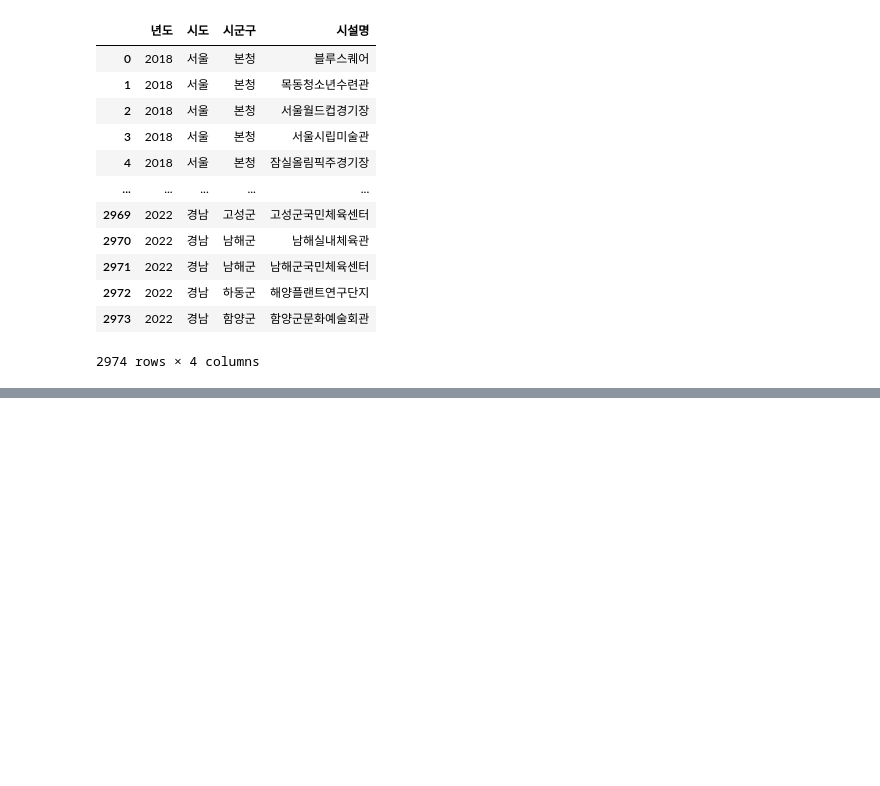
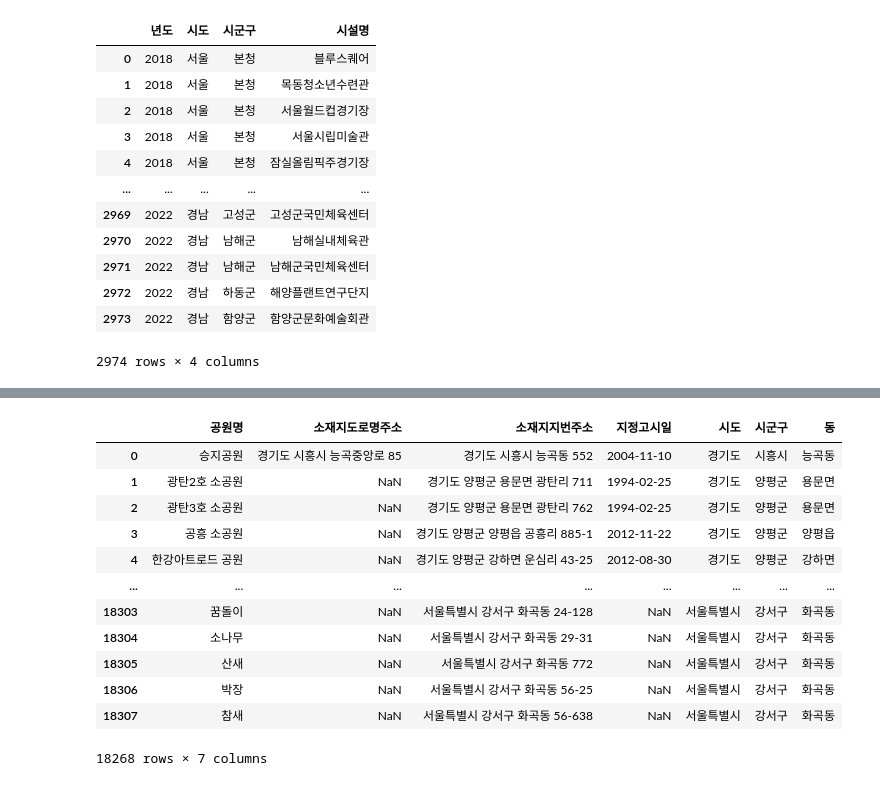
Before and after one commit to bonasoobin/depression-analysis, a Jupyter notebook: 0_Data/park.ipynb, the cells around one changed output, grey strips where cells are left out. Drawn from its saved outputs; the diff is of its cells as text; code cells hidden in the pictures; blank space fills up the shorter version.

```diff
--- a/0_Data/park.ipynb
+++ b/0_Data/park.ipynb
@@ -210,0 +215,4 @@ data
+# %%
+import pandas as pd
+data = pd.read_csv(r'C:\Users\soobin\coding_excuse\전국도시공원정보표준데이터.csv')
+data.info()
@@ -210,0 +269,16 @@ data
+# %%
+data2
+# %% [output]
+|  | 공원명 | 소재지도로명주소 | 소재지지번주소 | 지정고시일 | 시도 | 시군구 | 동 |
+| 0 | 승지공원 | 경기도 시흥시 능곡중앙로 85 | 경기도 시흥시 능곡동 552 | 2004-11-10 | 경기도 | 시흥시 | 능곡동 |
+| 1 | 광탄2호 소공원 | NaN | 경기도 양평군 용문면 광탄리 711 | 1994-02-25 | 경기도 | 양평군 | 용문면 |
+| 2 | 광탄3호 소공원 | NaN | 경기도 양평군 용문면 광탄리 762 | 1994-02-25 | 경기도 | 양평군 | 용문면 |
+| 3 | 공흥 소공원 | NaN | 경기도 양평군 양평읍 공흥리 885-1 | 2012-11-22 | 경기도 | 양평군 | 양평읍 |
+| 4 | 한강아트로드 공원 | NaN | 경기도 양평군 강하면 운심리 43-25 | 2012-08-30 | 경기도 | 양평군 | 강하면 |
+| ... | ... | ... | ... | ... | ... | ... | ... |
+| 18303 | 꿈돌이 | NaN | 서울특별시 강서구 화곡동 24-128 | NaN | 서울특별시 | 강서구 | 화곡동 |
+| 18304 | 소나무 | NaN | 서울특별시 강서구 화곡동 29-31 | NaN | 서울특별시 | 강서구 | 화곡동 |
+| 18305 | 산새 | NaN | 서울특별시 강서구 화곡동 772 | NaN | 서울특별시 | 강서구 | 화곡동 |
+| 18306 | 박장 | NaN | 서울특별시 강서구 화곡동 56-25 | NaN | 서울특별시 | 강서구 | 화곡동 |
+| 18307 | 참새 | NaN | 서울특별시 강서구 화곡동 56-638 | NaN | 서울특별시 | 강서구 | 화곡동 |
+18268 rows × 7 columns
```
Also changed, not shown: parts of 145 cells of this notebook.
